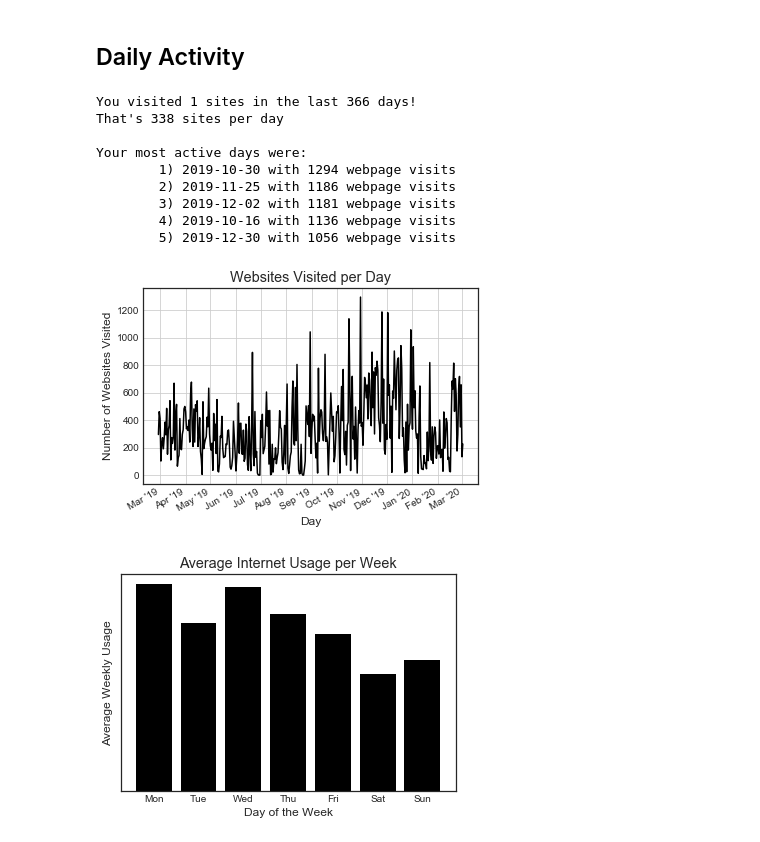
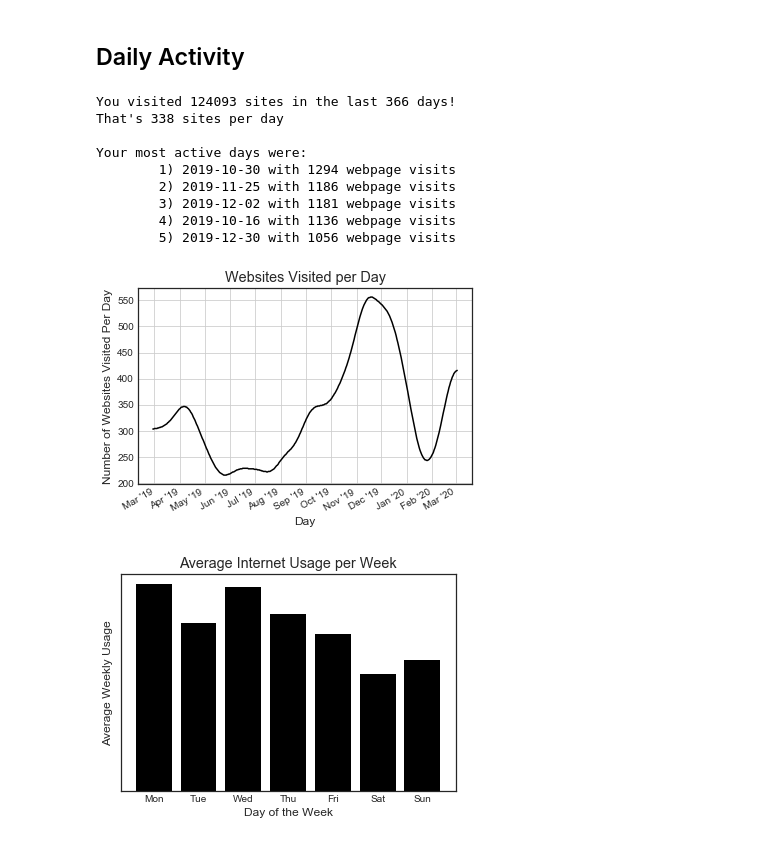
Before and after one commit to samwestby/internet-history-analysis, a Jupyter notebook: notebook.ipynb, the cells around one changed output. Cells and saved outputs as stored; diff of their text form; code cells hidden in the pictures.

Commit message:
Updated yearly plot

```diff
--- a/notebook.ipynb
+++ b/notebook.ipynb
@@ -173,37 +173,40 @@ print('That\'s {} sites per day'.format(ave))
 print()
 print("Your most active days were:")
 for i in range(5):
     print("\t{}) {} with {} webpage visits".format(str(i+1), sorted_visits[i][0], sorted_visits[i][1]))
 
 start_day = datetime.strptime(list(daily.items())[-1][0], '%Y-%m-%d')
 end_day = datetime.strptime(list(daily.items())[0][0], '%Y-%m-%d')
 date_list = mdates.drange(start_day, end_day+timedelta(days=1), timedelta(days=1))
 for date in date_list:
     if not mdates.num2date(date).strftime('%Y-%m-%d') in daily.keys():
         daily[mdates.num2date(date).strftime('%Y-%m-%d')] = 0
 
 sorted_visits = sorted(daily.items(), key = lambda x:datetime.strptime(x[0], '%Y-%m-%d'), reverse=False)
 plt.gca().xaxis.set_major_formatter(mdates.DateFormatter("%b '%y"))
 plt.gca().xaxis.set_major_locator(mdates.MonthLocator(interval=1))
-plt.gca().axes.set_ylabel('Number of Websites Visited')
+plt.gca().axes.set_ylabel('Number of Websites Visited Per Day')
 plt.gca().axes.set_xlabel('Day')
 plt.title('Websites Visited per Day')
 
-plt.plot(date_list, [x[1] for x in sorted_visits], '-', color='black')
+visits = [x[1] for x in sorted_visits]
+visits_smoothed = gaussian_filter1d(visits, sigma=12)
+
+plt.plot(date_list, visits_smoothed, '-', color='black')
 plt.gcf().autofmt_xdate()
 plt.grid()
 plt.show()
 # %% [output]
-You visited 1 sites in the last 366 days!
+You visited 124093 sites in the last 366 days!
 That's 338 sites per day
 
 Your most active days were:
         1) 2019-10-30 with 1294 webpage visits
         2) 2019-11-25 with 1186 webpage visits
         3) 2019-12-02 with 1181 webpage visits
         4) 2019-10-16 with 1136 webpage visits
         5) 2019-12-30 with 1056 webpage visits
-[figure, old version]
+[figure, new version]
 # %%
 xlabs = ['Mon', 'Tue', 'Wed', 'Thu', 'Fri', 'Sat', 'Sun']
 plt.xticks(range(7),xlabs)
```
